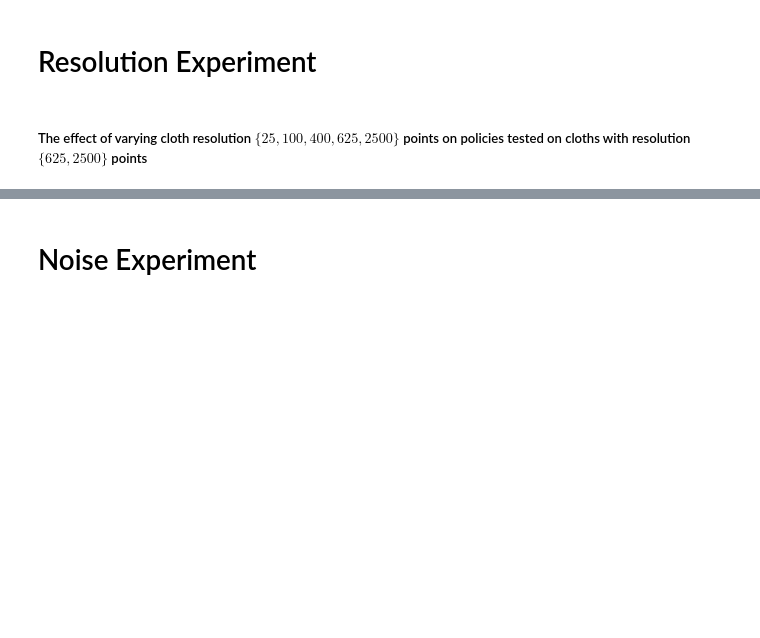
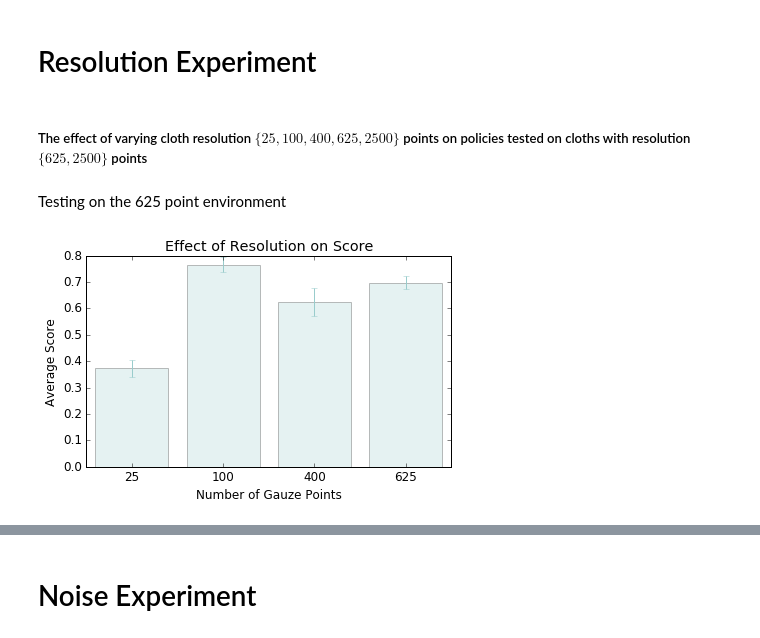
Before and after one commit to BerkeleyAutomation/cloth_simulation, a Jupyter notebook: Figures.ipynb, the cells around one changed output, grey strips where cells are left out. Saved outputs shown, nothing was run; the diff lists cells and outputs as text; code cells hidden in the pictures; blank space fills up the shorter version.

```diff
--- a/Figures.ipynb
+++ b/Figures.ipynb
@@ -178,3 +217,29 @@ plt.savefig(dir_figs+'avg_scores_bar'+'.svg', format='svg', facecolor='w', edgec
 # Resolution Experiment
 # %% [markdown]
 ##### The effect of varying cloth resolution $\{25, 100, 400, 625, 2500 \} $ points on policies tested on cloths with resolution $\{625, 2500\}$  points
+# %% [markdown]
+Testing on the 625 point environment
+# %%
+totalpts = 60.0
+filename = 'resolution_exp'
+filepath = dir_data + filename
+scores = []
+error = []
+for i in range(1, 5):
+    d = pickle.load(open(filepath+'/test%d.p'%(i), "rb"))
+    scores.append(np.mean(d)/(totalpts))
+    error.append(2*stats.sem([x / (totalpts) for x in d]))
+# Visualize as a bar graph
+res = [25, 100, 400, 625]
+x_pos = np.arange(len(res))
+plt.bar(x_pos, scores, yerr=error, align='center', alpha=0.25, color=colors[6], ecolor=colors[6])
+plt.xticks(x_pos, res)
+plt.xlabel('Number of Gauze Points')
+plt.ylabel('Average Score')
+plt.title('Effect of Resolution on Score')
+
+
+plt.savefig(dir_figs+filename+'_625'+'.svg', format='svg', facecolor='w', edgecolor='w')
+plt.show()
+# %% [output]
+[figure, added]
```
Also changed, not shown: parts of 8 cells of this notebook, 21 other files.
